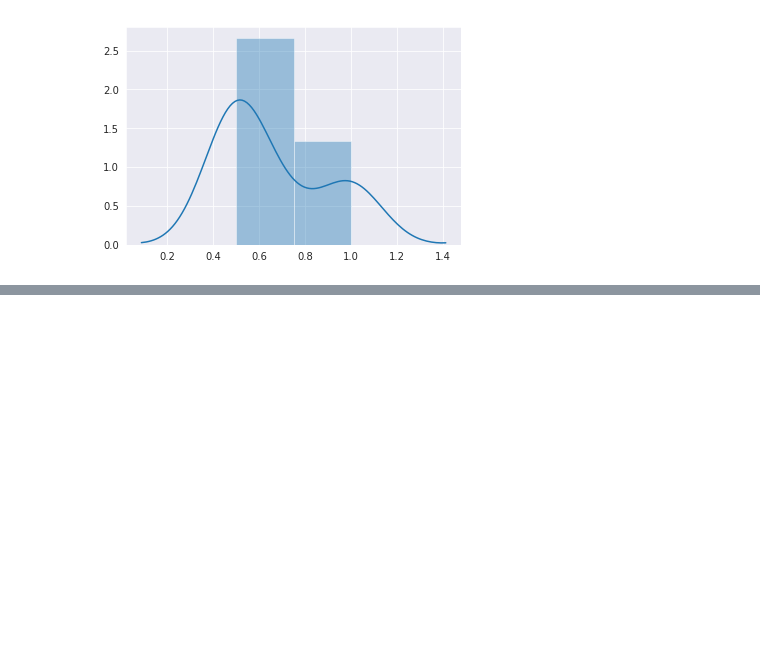
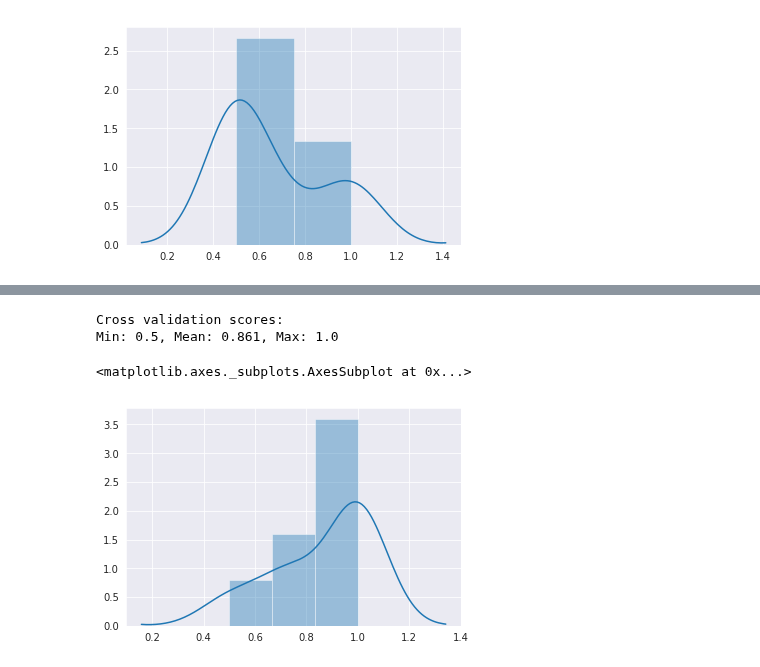
Before and after one commit to gmagannaDevelop/DiabManager, a Jupyter notebook: SVM.ipynb, the cells around one changed output, grey strips where cells are left out. Cells and saved outputs as stored; diff of their text form; code cells hidden in the pictures; blank space fills up the shorter version.

Commit message:
GridSearchCV helped us achieve a 0.86 acuracy score.

```diff
--- a/SVM.ipynb
+++ b/SVM.ipynb
@@ -108,0 +132,10 @@ cm = confusion_matrix(y_test, svm_predictions)
+# %%
+print(f'Cross validation scores: \nMin: {optimum.min()}, Mean: {round(optimum.mean(),3)}, Max: {optimum.max()}')
+# %% [output]
+Cross validation scores:
+Min: 0.5, Mean: 0.861, Max: 1.0
+# %%
+sb.distplot(sigmoid_cvl)
+# %% [output]
+<matplotlib.axes._subplots.AxesSubplot at 0x...>
+[figure, added]
```
Also changed, not shown: parts of 17 cells of this notebook, 1 other file.
